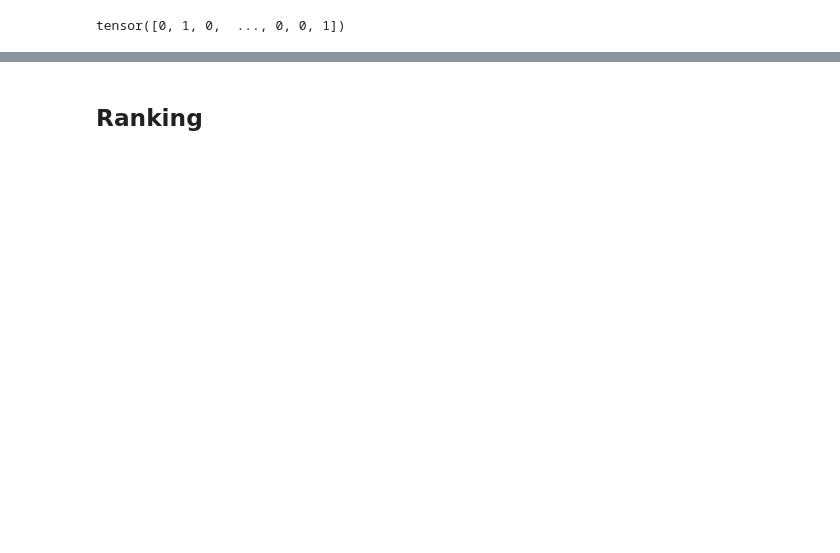
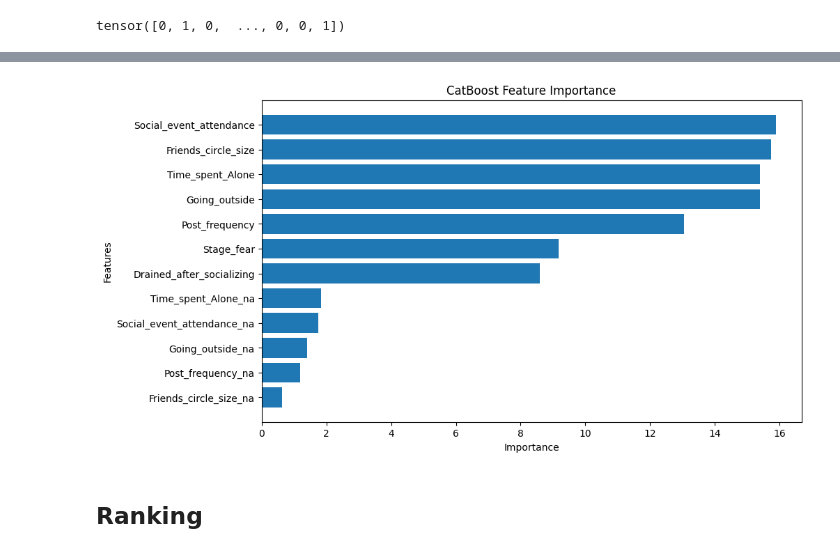
Before and after one commit to rubanzasilva/ps_s5_e7, a Jupyter notebook: s5e7-fastai-gmbs.ipynb, the cells around one changed output, grey strips where cells are left out. Drawn from its saved outputs; the diff is of its cells as text; code cells hidden in the pictures; blank space fills up the shorter version.

```diff
--- a/s5e7-fastai-gmbs.ipynb
+++ b/s5e7-fastai-gmbs.ipynb
@@ -595,0 +908,12 @@ xgb_oof_preds.shape, xgb_submission_preds.shape, xgb_mean_score
+# %%
+#importances = cat_model.get_feature_importance(type='PredictionValuesChange')
+importances = cat_model.get_feature_importance()
+feature_importances = pd.Series(importances, index=X_train.columns).sort_values()
+plt.figure(figsize=(10, 6))
+plt.barh(feature_importances.index, feature_importances.values)
+plt.title('CatBoost Feature Importance')
+plt.xlabel('Importance')
+plt.ylabel('Features')
+plt.show()
+# %% [output]
+[figure, added]
```
Also changed, not shown: parts of 45 cells of this notebook.
